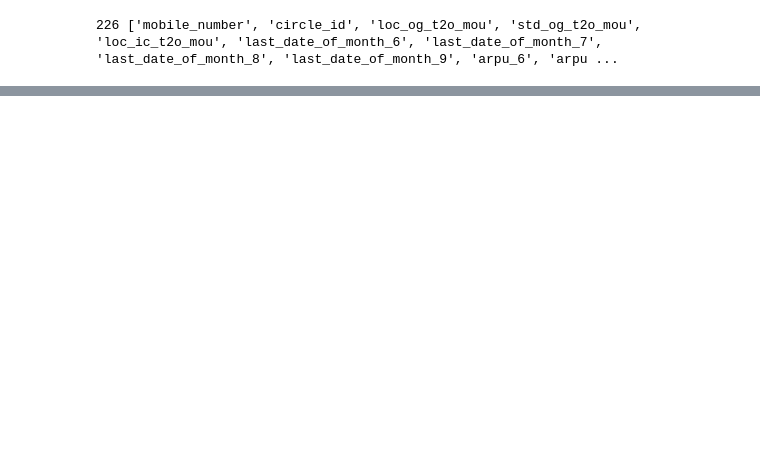
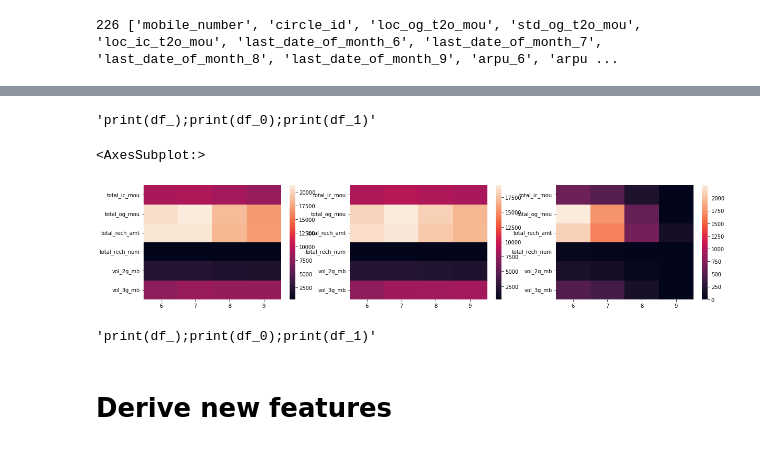
Before and after one commit to sreedevigattu/telecomchurn, a Jupyter notebook: telecomchurn.ipynb, the cells around one changed output, grey strips where cells are left out. Saved outputs shown, nothing was run; the diff lists cells and outputs as text; code cells hidden in the pictures; blank space fills up the shorter version.

```diff
--- a/telecomchurn.ipynb
+++ b/telecomchurn.ipynb
@@ -300,0 +353,2 @@ set()
+# %%
+PC_70_AVG_RECH_AMT = df['avg_rech_amt_6_7'].quantile([.7]).values[0]; PC_70_AVG_RECH_AMT
@@ -300,0 +361,2 @@ set()
+# %%
+df = df[df['avg_rech_amt_6_7']>PC_70_AVG_RECH_AMT]; df.shape[0]
@@ -300,0 +392,6 @@ set()
+# %%
+COL_TARGET = 'churn'
+print(len(df.columns.tolist()))
+df[COL_TARGET] = 0
+df.loc[(df['total_ic_mou_9']==0) & (df['total_og_mou_9']==0) & (df['vol_2g_mb_9']==0) & (df['vol_3g_mb_9']==0), 'churn'] = 1
+print(len(df.columns.tolist())); print((100*df[COL_TARGET].value_counts(normalize=True)).round(2))
@@ -300,0 +427,45 @@ set()
+# %%
+COLS_SUMMARY = ['total_ic_mou','total_og_mou', 'total_rech_amt', 'total_rech_num', 'vol_2g_mb', 'vol_3g_mb', ]
+df_ = pd.DataFrame(columns=COLS_SUMMARY)
+df_0 = pd.DataFrame(columns=COLS_SUMMARY)
+df_1 = pd.DataFrame(columns=COLS_SUMMARY)
+for var in COLS_SUMMARY:
+    for col in [6, 7, 8, 9]:#[COLS_VOL, COLS_MONTH]:
+        #df_ = ((df[cols].sum()).astype(int)) #/1000000
+        #print(df_.transpose())
+        df_.loc[f'{col}', var] = (df[[f'{var}_{col}']].sum().values[0]/1000).astype(int)#; df_.astype(int)
+        df_0.loc[f'{col}', var] = (df[df['churn']==0][[f'{var}_{col}']].sum().values[0]/1000).astype(int)
+        df_1.loc[f'{col}', var] = (df[df['churn']==1][[f'{var}_{col}']].sum().values[0]/1000).astype(int)
+        #ax = df_.plot.bar(); annotate(ax, title='Mobile internet usage volume (in TB)')
+        #plt.show()
+'''print(df_);print(df_0);print(df_1)'''
+# %% [output]
+'print(df_);print(df_0);print(df_1)'
+# %%
+plt.figure(figsize=(20, 4))
+plt.subplot(1,3,1); sns.heatmap(df_.astype('int').transpose())
+plt.subplot(1,3,2); sns.heatmap(df_0.astype('int').transpose())
+plt.subplot(1,3,3); sns.heatmap(df_1.astype('int').transpose())
+# %% [output]
+<AxesSubplot:>
+[figure, added]
+# %%
+COLS_SUMMARY = ['total_ic_mou','total_og_mou', 'total_rech_amt', 'total_rech_num', 'vol_2g_mb', 'vol_3g_mb', ]
+df_ = pd.DataFrame(columns=COLS_SUMMARY)
+row = 1
+'''for var in COLS_SUMMARY:
+    for col in [6, 7, 8, 9]:#[COLS_VOL, COLS_MONTH]:
+        df_.loc[row]    = [var, 1, (df[df['churn']==0][[f'{var}_{col}']].sum().values[0]/1000).astype(int)]
+        df_.loc[row+1]  = [var, 1, (df[df['churn']==0][[f'{var}_{col}']].sum().values[0]/1000).astype(int)]'''
+        #df_ = ((df[cols].sum()).astype(int)) #/1000000
+        #print(df_.transpose())
+        #df_.loc[var, 'churn' ] = 1
+        #df_.loc[var, f'{col}'] = (df[[f'{var}_{col}']].sum().values[0]/1000).astype(int)#; df_.astype(int)
+        #df_.loc[var, f'{col}'] = (df[[f'{var}_{col}']].sum().values[0]/1000).astype(int)#; df_.astype(int)
+        #df_0.loc[f'{col}', var] = (df[df['churn']==0][[f'{var}_{col}']].sum().values[0]/1000).astype(int)
+        #df_1.loc[f'{col}', var] = (df[df['churn']==1][[f'{var}_{col}']].sum().values[0]/1000).astype(int)
+        #ax = df_.plot.bar(); annotate(ax, title='Mobile internet usage volume (in TB)')
+        #plt.show()
+'''print(df_);print(df_0);print(df_1)'''
+# %% [output]
+'print(df_);print(df_0);print(df_1)'
@@ -300,0 +474,2 @@ set()
+# %% [markdown]
+# Derive new features
```
Also changed, not shown: parts of 34 cells of this notebook.
